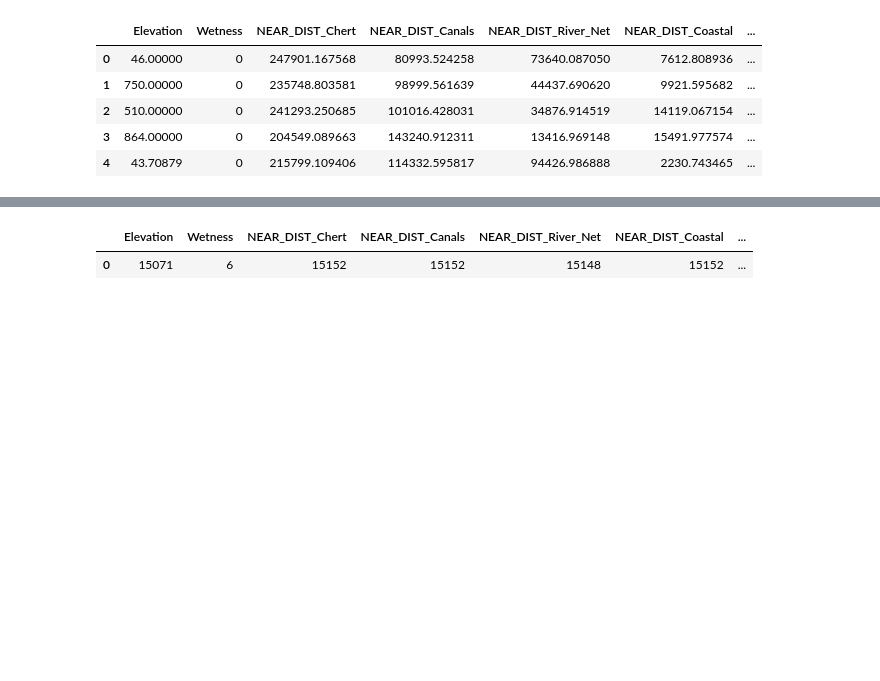
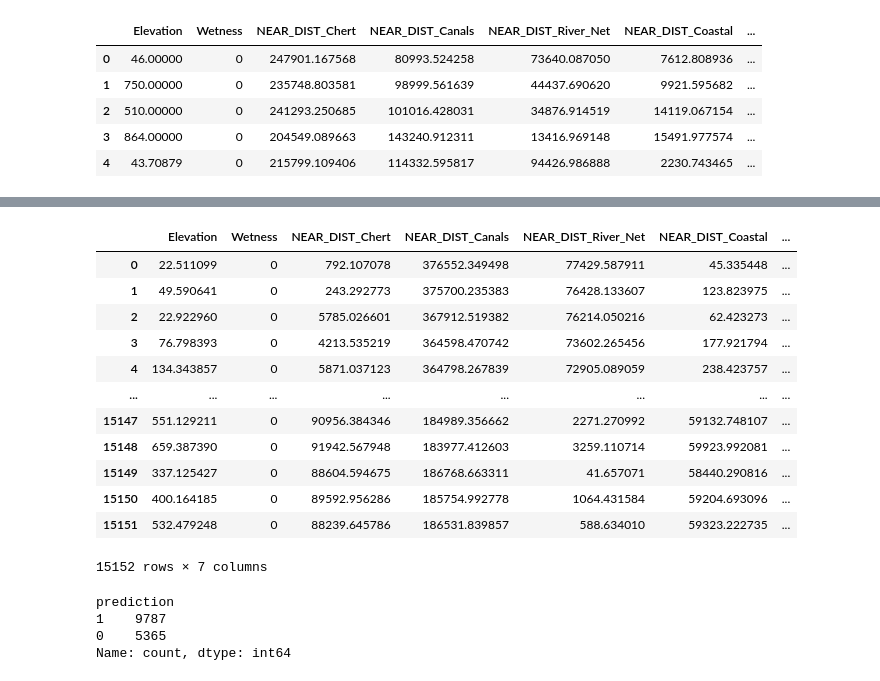
Before and after one commit to BU-Spark/ds-ciss-predicting-dig-sites, a Jupyter notebook: analysis/model.ipynb, the cells around one changed output, grey strips where cells are left out. Drawn from its saved outputs; the diff is of its cells as text; code cells hidden in the pictures; blank space fills up the shorter version.

Commit message:
Further model tuning and saving intermediary dataframes as csvs

```diff
--- a/analysis/model.ipynb
+++ b/analysis/model.ipynb
@@ -184,0 +213,5 @@ y_test = test_known['Is_Site']
+# %%
+rng = np.random.RandomState(42)
+rng_nums = rng.choice(test.index, size=15, replace=False)
+rng_sites = test.loc[rng_nums]
+rng_sites
@@ -184,0 +235,3 @@ y_test = test_known['Is_Site']
+# %%
+known_rng = pd.concat([known, rng_sites], ignore_index=True)
+known_rng
@@ -185,7 +252,9 @@ y_test = test_known['Is_Site']
+# %%
+X_train, X_test, y_train, y_test = train_test_split(known_rng.drop(columns=['Is_Site']), known_rng['Is_Site'], test_size=0.2, stratify=known_rng['Is_Site'], random_state=42)
 # %%
-model = xgb.XGBClassifier()
+model = xgb.XGBClassifier(tree_method='hist', early_stopping_rounds=2, random_state=42)
 
-model.fit(X_train, y_train)
+model.fit(X_train, y_train, eval_set=[(X_test, y_test)])
 
 y_pred = model.predict(X_test)
 print(f'Accuracy: {accuracy_score(y_test, y_pred.round())*100}%')
@@ -194,7 +279,28 @@ Accuracy: 100.0%
 # %%
-outcome = test.copy()
+outcome = test.drop(columns='Is_Site')
 outcome['prediction'] = model.predict(outcome)
-outcome.nunique().to_frame().T
+
+outcome.to_csv(data_path / 'test_predictions.csv', index=False)
+
+outcome
 # %% [output]
 |  | Elevation | Wetness | NEAR_DIST_Chert | NEAR_DIST_Canals | NEAR_DIST_River_Net | NEAR_DIST_Coastal | ... |
-| 0 | 15071 | 6 | 15152 | 15152 | 15148 | 15152 | ... |
+| 0 | 22.511099 | 0 | 792.107078 | 376552.349498 | 77429.587911 | 45.335448 | ... |
+| 1 | 49.590641 | 0 | 243.292773 | 375700.235383 | 76428.133607 | 123.823975 | ... |
+| 2 | 22.922960 | 0 | 5785.026601 | 367912.519382 | 76214.050216 | 62.423273 | ... |
+| 3 | 76.798393 | 0 | 4213.535219 | 364598.470742 | 73602.265456 | 177.921794 | ... |
+| 4 | 134.343857 | 0 | 5871.037123 | 364798.267839 | 72905.089059 | 238.423757 | ... |
+| ... | ... | ... | ... | ... | ... | ... | ... |
+| 15147 | 551.129211 | 0 | 90956.384346 | 184989.356662 | 2271.270992 | 59132.748107 | ... |
+| 15148 | 659.387390 | 0 | 91942.567948 | 183977.412603 | 3259.110714 | 59923.992081 | ... |
+| 15149 | 337.125427 | 0 | 88604.594675 | 186768.663311 | 41.657071 | 58440.290816 | ... |
+| 15150 | 400.164185 | 0 | 89592.956286 | 185754.992778 | 1064.431584 | 59204.693096 | ... |
+| 15151 | 532.479248 | 0 | 88239.645786 | 186531.839857 | 588.634010 | 59323.222735 | ... |
+15152 rows × 7 columns
+# %%
+outcome['prediction'].value_counts()
+# %% [output]
+prediction
+1    9787
+0    5365
+Name: count, dtype: int64
```
Also changed, not shown: parts of 9 cells of this notebook, 3 other files.
